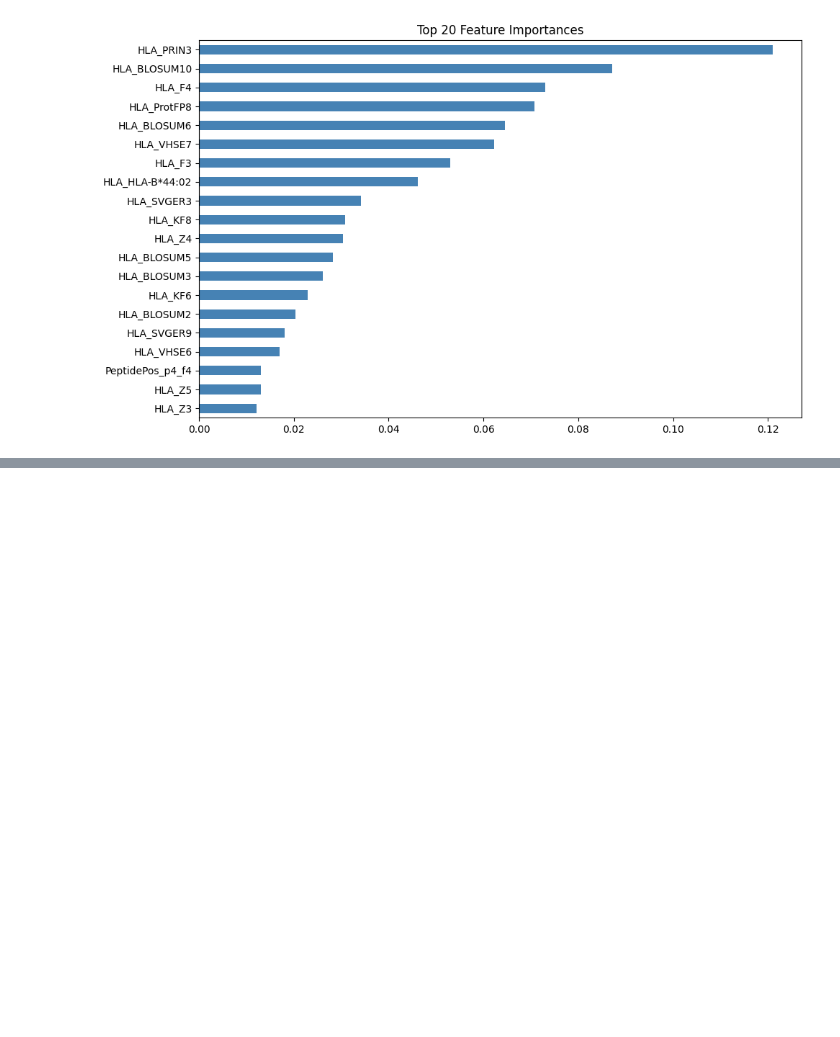
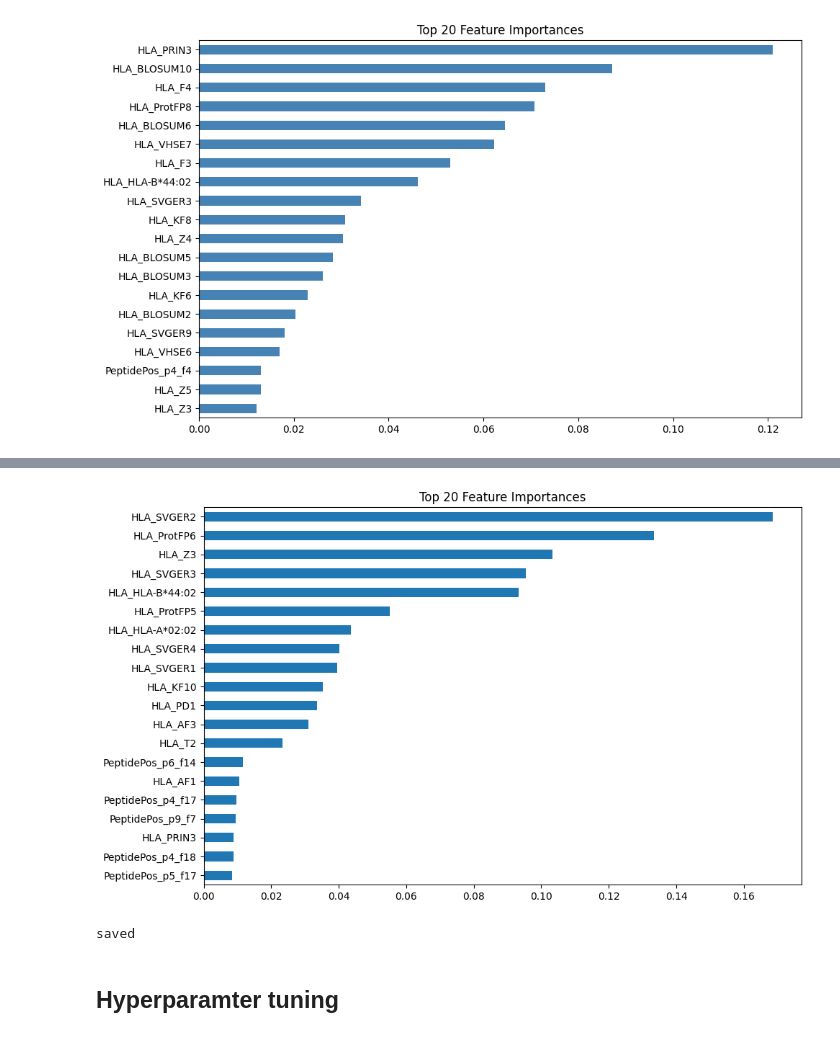
Before and after one commit to nikitarjsh/PIPER, a Jupyter notebook: src/adaboost.ipynb, the cells around one changed output, grey strips where cells are left out. Cells and saved outputs as stored; diff of their text form; code cells hidden in the pictures; blank space fills up the shorter version.

```diff
--- a/src/adaboost.ipynb
+++ b/src/adaboost.ipynb
@@ -142,0 +208,21 @@ plt.show()
+# %%
+df = pd.read_csv("../data/dataset_train.csv")
+
+DROP_COLS = ["peptide", "hla_sequence", "index"]
+TARGET_COL = "Label"
+
+df = df.drop(columns=[c for c in DROP_COLS if c in df.columns])
+
+cat_cols = df.select_dtypes(include=["object", "category"]).columns.tolist()
+cat_cols = [c for c in cat_cols if c != TARGET_COL]
+
+print(f"Encoding categorical columns: {cat_cols}")
+
+if cat_cols:
+    df = pd.get_dummies(df, columns=cat_cols)
+
+y = df[TARGET_COL].values
+X = df.drop(columns=[TARGET_COL])
+
+print(df.columns.tolist())
+print(f"Features: {X.shape}, Classes: {dict(zip(*np.unique(y, return_counts=True)))}")
@@ -142,0 +328,28 @@ plt.show()
+# %%
+importances = pd.Series(model.feature_importances_, index=X.columns)
+importances.sort_values(ascending=False).head(20).plot(kind="barh", figsize=(10, 6))
+
+plt.gca().invert_yaxis()
+plt.title("Top 20 Feature Importances")
+plt.tight_layout()
+plt.show()
+# %% [output]
+[figure, added]
+# %%
+joblib.dump(
+    {
+        "model": model,
+        "features": X.columns.tolist(),
+        "params": model.get_params(),
+        "model_name": "AdaBoost",
+        "version": "v6",
+        "notes": "selected features local and global HLA"
+    },
+    "../models/adaboost_v6.pkl"
+)
+
+print("saved")
+# %% [output]
+saved
+# %% [markdown]
+## Hyperparamter tuning
```
Also changed, not shown: parts of 14 cells of this notebook, 19 other files.
